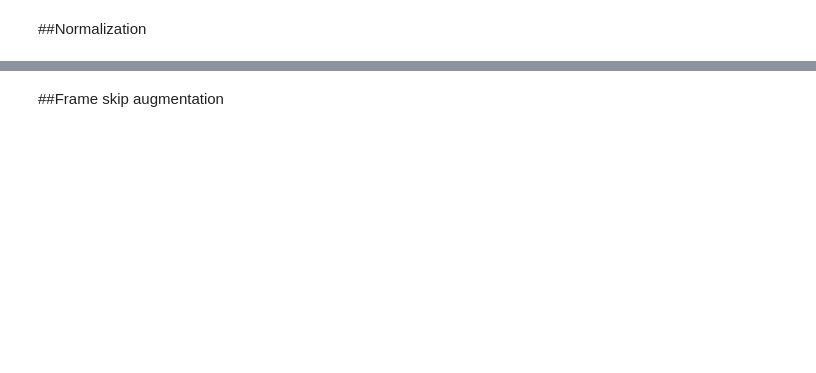
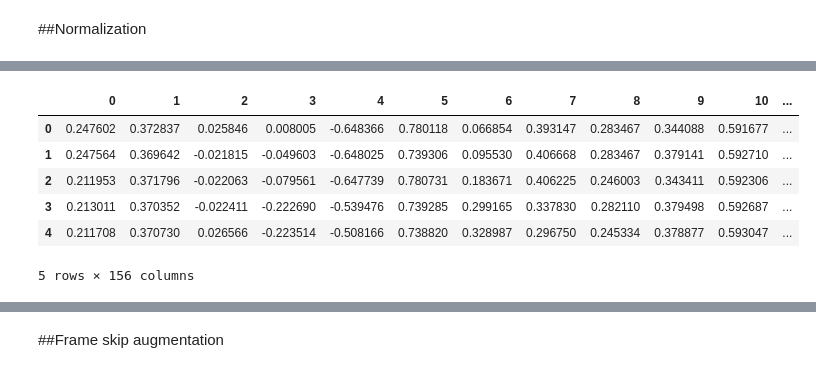
Before and after one commit to sangwookShin/sign_translator_django, a Jupyter notebook: colab/SLT_model.ipynb, the cells around one changed output, grey strips where cells are left out. Saved outputs shown, nothing was run; the diff lists cells and outputs as text; code cells hidden in the pictures; blank space fills up the shorter version.

Commit message:
useful modules for training

```diff
--- a/colab/SLT_model.ipynb
+++ b/colab/SLT_model.ipynb
@@ -46,0 +29,26 @@ Y_test_path = "/content/drive/My Drive/Capstone/csv3/og/Y_test_amount.csv"
+# %%
+# Useful Constants
+
+own_added = False
+
+n_steps = 50
+
+augmentation_amount = 50
+
+normalization_method = "standard"
+
+#0: without face, 1: minimize_face, 2:include all face points
+what_about_face = 1
+
+do_set_standard_point = False
+
+if own_added:
+  data_path = "/content/drive/My Drive/KSL-translator/data/KETI_added_own/"
+else:
+  data_path = "/content/drive/My Drive/KSL-translator/data/KETI/"
+
+X_train_path = data_path + "X_train_og.csv"
+X_test_path = data_path + "X_test_og.csv"
+
+Y_train_path = data_path + "Y_train_amount.csv"
+Y_test_path = data_path + "Y_test_amount.csv"
@@ -55,6 +62,9 @@ Y_test = pd.read_csv(Y_test_path, usecols=col_list)
 # %% [markdown]
 ##Without face?
 # %%
-if without_face:
+if what_about_face == 0:
   X_train = delete_face(X_train.values.tolist())
   X_test = delete_face(X_test.values.tolist())
+elif what_about_face == 1:
+  X_train = minimize_face(X_train.values.tolist())
+  X_test = minimize_face(X_test.values.tolist())
@@ -61,3 +75,8 @@ if without_face:
 # %% [markdown]
 ##Normalization
+# %%
+normalization_model_base_path = '/content/drive/My Drive/KSL-translator/model/'
+normalization_model_name = normalization_method+'_norm_model.pkl'
+
+normalization_model_path = normalization_model_base_path + normalization_model_name
 # %%
@@ -64,0 +102,10 @@ X_train, X_test = normalization.wh_method(X_train, X_test, without_face)
+# %%
+X_train.head()
+# %% [output]
+|  | 0 | 1 | 2 | 3 | 4 | 5 | 6 | 7 | 8 | 9 | 10 | ... |
+| 0 | 0.247602 | 0.372837 | 0.025846 | 0.008005 | -0.648366 | 0.780118 | 0.066854 | 0.393147 | 0.283467 | 0.344088 | 0.591677 | ... |
+| 1 | 0.247564 | 0.369642 | -0.021815 | -0.049603 | -0.648025 | 0.739306 | 0.095530 | 0.406668 | 0.283467 | 0.379141 | 0.592710 | ... |
+| 2 | 0.211953 | 0.371796 | -0.022063 | -0.079561 | -0.647739 | 0.780731 | 0.183671 | 0.406225 | 0.246003 | 0.343411 | 0.592306 | ... |
+| 3 | 0.213011 | 0.370352 | -0.022411 | -0.222690 | -0.539476 | 0.739285 | 0.299165 | 0.337830 | 0.282110 | 0.379498 | 0.592687 | ... |
+| 4 | 0.211708 | 0.370730 | 0.026566 | -0.223514 | -0.508166 | 0.738820 | 0.328987 | 0.296750 | 0.245334 | 0.378877 | 0.593047 | ... |
+5 rows × 156 columns
```
Also changed, not shown: parts of 19 cells of this notebook, 4 other files.
